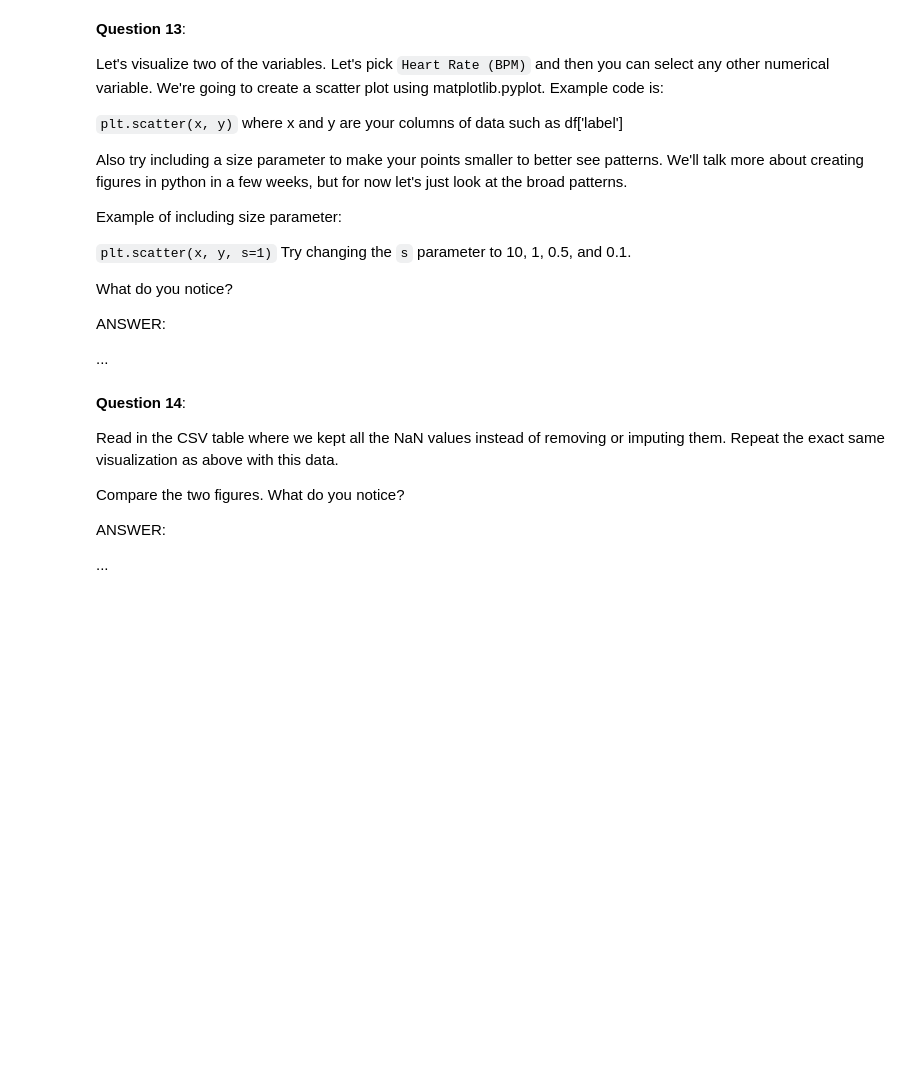
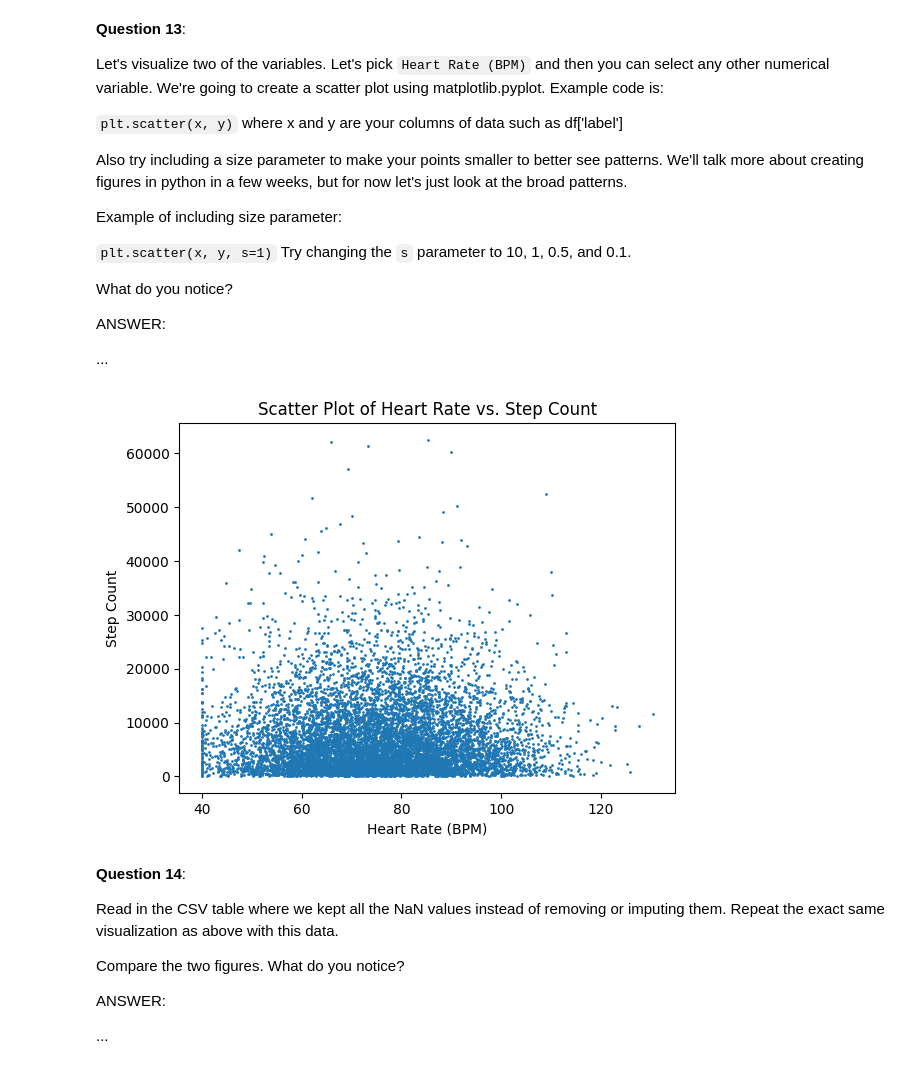
Before and after one commit to BMC-Intersectional-Data-Feminism/exercise-2-data-cleaning-and-analysis-fionayr, a Jupyter notebook: exercise2.ipynb, the cells around one changed output. Saved outputs shown, nothing was run; the diff lists cells and outputs as text; code cells hidden in the pictures; blank space fills up the shorter version.

```diff
--- a/exercise2.ipynb
+++ b/exercise2.ipynb
@@ -472,3 +654,17 @@ ANSWER:
+# %%
+df = pd.read_csv('smartwatch_nan_vals.csv')
+
+x = df['Heart Rate (BPM)']
+y = df['Step Count']
+
+# Create a scatter plot with a small size for the points
+plt.scatter(x, y, s=1)  # Adjust s to change the size of points (try 10, 1, 0.5, 0.1)
+plt.xlabel('Heart Rate (BPM)')
+plt.ylabel('Step Count')
+plt.title('Scatter Plot of Heart Rate vs. Step Count')
+plt.show()
+# %% [output]
+[figure, added]
 # %% [markdown]
 **Question 14**:
 
```
Also changed, not shown: parts of 24 cells of this notebook, 1 other file.
